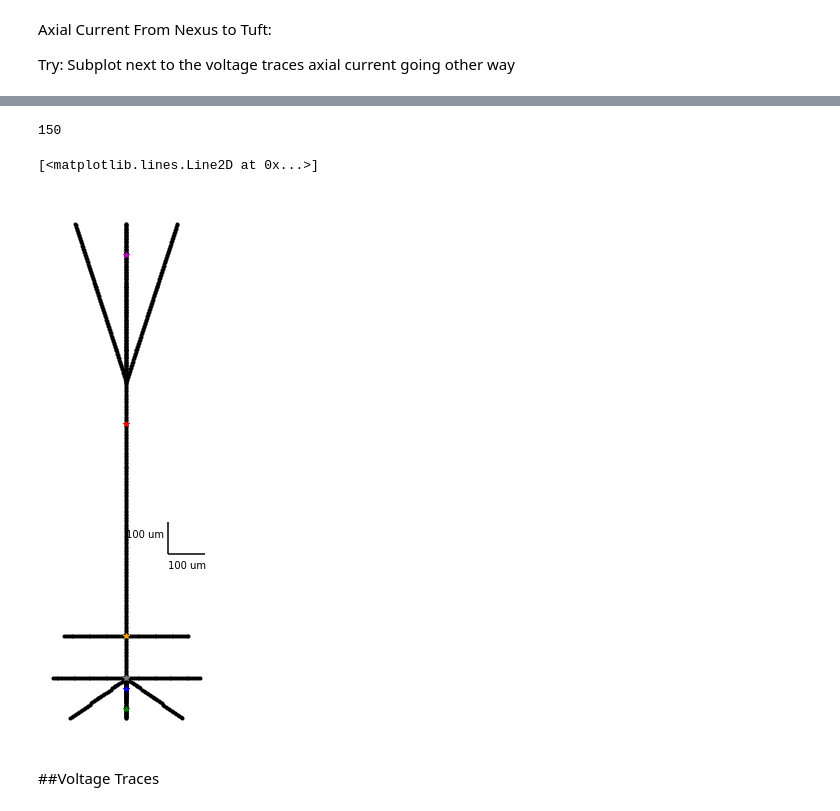
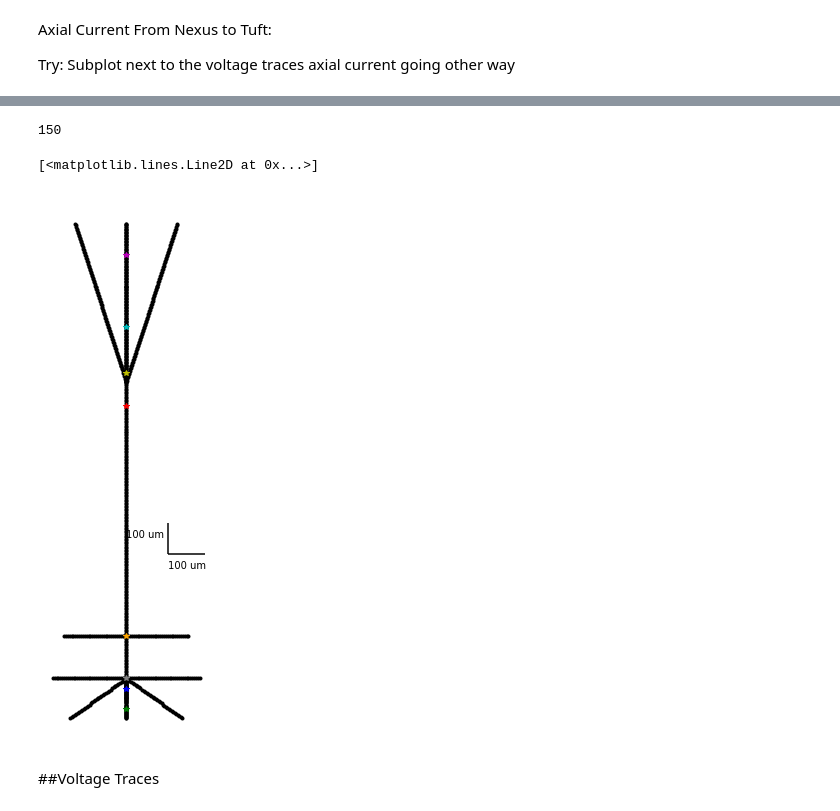
Before and after one commit to davidfague/Stylized-ReducedOrder-L5-Model, a Jupyter notebook: SROL5.ipynb, the cells around one changed output, grey strips where cells are left out. Saved outputs shown, nothing was run; the diff lists cells and outputs as text; code cells hidden in the pictures.

```diff
--- a/SROL5.ipynb
+++ b/SROL5.ipynb
@@ -116,8 +116,8 @@ m=.2
 s=0.345
 mean = np.log(m) - 0.5 * np.log((s/m)**2+1)
 std = np.sqrt(np.log((s/m)**2 + 1))
-print(mean)
-print(std)
+# print(mean)
+# print(std)
 
 #Additional functions
 def normalize(x):
@@ -145,7 +145,7 @@ def make_noise(num_traces=100,num_samples=4999):
         scale=0.5,size=num_samples+2000)
         invfn[i,:] = normalize(ss.lfilter(B, A, wn)[2000:])+0.5                             # Create '1/f' Noise
     return invfn
-def shift_exc_noise(ts, nid, seconds, time_shift=4):
+def shift_exc_noise(ts, nid, milliseconds, time_shift=4):
     """Creates a shifted, min-max normalized average traces of the given spike raster.
     Parameters
     ----------
@@ -162,7 +162,7 @@ def shift_exc_noise(ts, nid, seconds, time_shift=4):
     [type]
         [description]
     """
-    h = np.histogram(ts,bins=np.arange(0,seconds*1000,1))
+    h = np.histogram(ts,bins=np.arange(0,milliseconds,1))
 
     fr_prof = h[0]/(0.001*(np.max(nid)+1))
     wrap = fr_prof[-4:]
@@ -1671,6 +1677,12 @@ for i in range(1,len(sec_list)):
   if str(sec_list[i]) == 'axon':
     axon_seg = round(len(AllSegSection) - (len(section)/2))
 
+  if str(sec_list[i]) == 'proxtuft':
+    prox_tuft_seg = round(len(AllSegSection) - (len(section)/2))
+
+  if str(sec_list[i]) == 'midtuft':
+    mid_tuft_seg = round(len(AllSegSection) - (len(section)/2))
+
   if str(sec_list[i]) == 'disttuft':
     dist_tuft_seg = round(len(AllSegSection) - (len(section)/2))
 
@@ -2086,34 +2094,40 @@ plt.xticks([])
 plt.yticks([])
 plt.box(False)
 
 soma_probe = 0
 
 print(dist_basal_seg)
 
 plt.plot(AllSegXCoord[soma_probe],
          AllSegYCoord[soma_probe],
          '*',color='grey')
 plt.plot(AllSegXCoord[nexus_seg],
          AllSegYCoord[nexus_seg],
          'r*')
 plt.plot(AllSegXCoord[axon_seg],
          AllSegYCoord[axon_seg],
          'b*')
+plt.plot(AllSegXCoord[prox_tuft_seg],
+         AllSegYCoord[prox_tuft_seg],
+         'y*')
+plt.plot(AllSegXCoord[mid_tuft_seg],
+         AllSegYCoord[mid_tuft_seg],
+         'c*')
 plt.plot(AllSegXCoord[dist_tuft_seg],
          AllSegYCoord[dist_tuft_seg],
          'm*')
 plt.plot(AllSegXCoord[dist_basal_seg],
          AllSegYCoord[dist_basal_seg],
          'g*')
 plt.plot(AllSegXCoord[oblique_seg],
          AllSegYCoord[oblique_seg],
          '*',color='orange')
 
 #plt.savefig('fig1A.svg')
 # %% [output]
 150
 [<matplotlib.lines.Line2D at 0x...>]
-[figure, old version]
+[figure, new version]
 # %% [markdown]
 ##Voltage Traces
 # %% [markdown]
```
Also changed, not shown: parts of 40 cells of this notebook.
